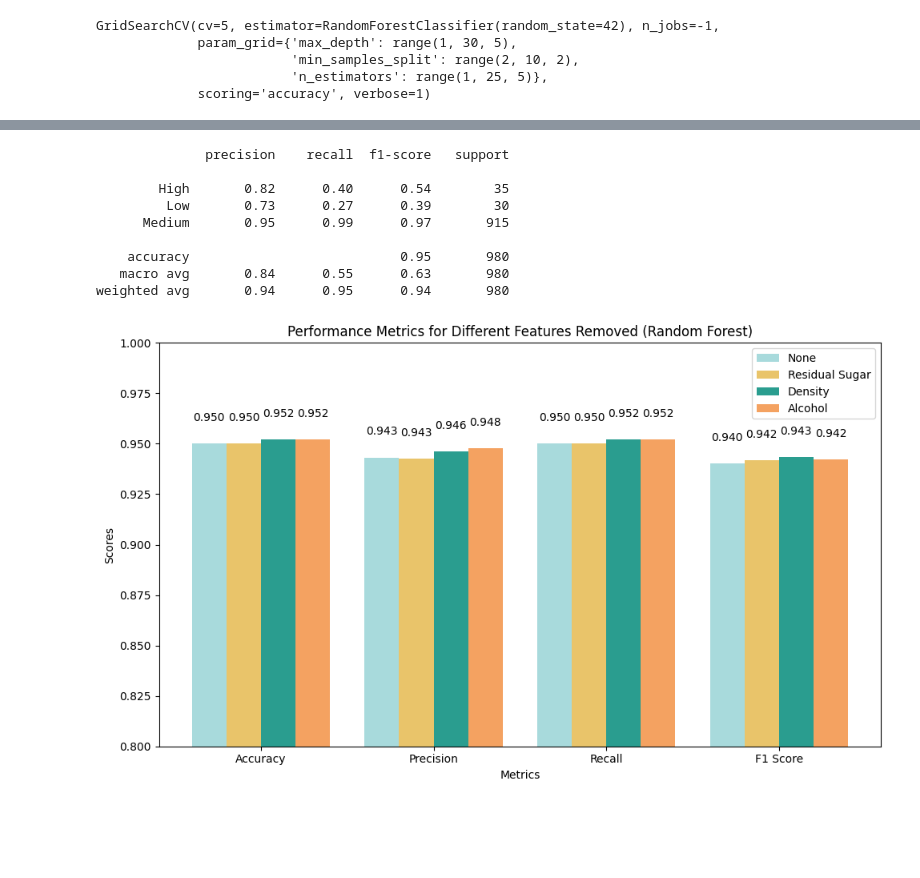
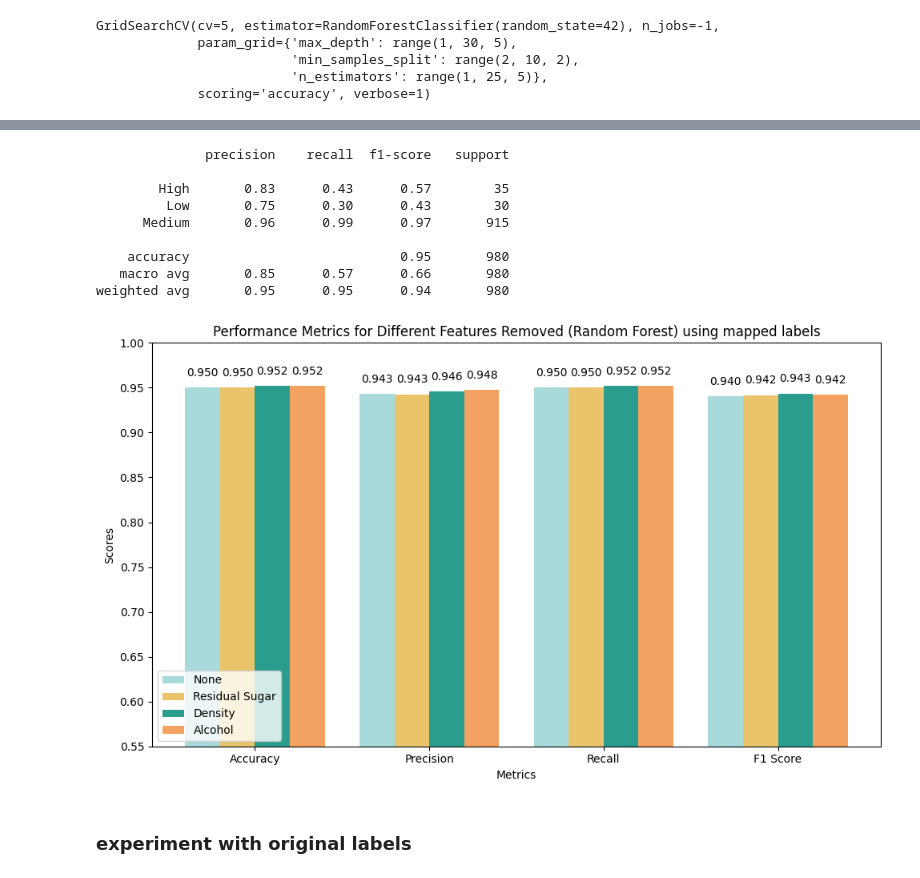
Before and after one commit to nabrego/WinePrediction, a Jupyter notebook: src/codes/experiments/random_forest/rfc_nb.ipynb, the cells around one changed output, grey strips where cells are left out. Drawn from its saved outputs; the diff is of its cells as text; code cells hidden in the pictures; blank space fills up the shorter version.

```diff
--- a/src/codes/experiments/random_forest/rfc_nb.ipynb
+++ b/src/codes/experiments/random_forest/rfc_nb.ipynb
@@ -18,7 +16,7 @@ sys.path.append(os.path.abspath('../../../../src'))
 from scripts.data_processing import load_and_preprocess_data
 
 data_path = '../../../../data/raw/winequalityN.csv'
-X_train, X_test, y_train, y_test = load_and_preprocess_data(data_path)
+X_train, X_test, y_train, y_test = load_and_preprocess_data(data_path, features_to_drop=['density'], map_quality=True)
 # %% [markdown]
 #### Random forest model experimenting
 # %%
@@ -77,13 +59,13 @@ print(classification_report(y_test, grid_search.predict(X_test)))
 # %% [output]
               precision    recall  f1-score   support
 
-        High       0.82      0.40      0.54        35
-         Low       0.73      0.27      0.39        30
-      Medium       0.95      0.99      0.97       915
+        High       0.83      0.43      0.57        35
+         Low       0.75      0.30      0.43        30
+      Medium       0.96      0.99      0.97       915
 
     accuracy                           0.95       980
-   macro avg       0.84      0.55      0.63       980
-weighted avg       0.94      0.95      0.94       980
+   macro avg       0.85      0.57      0.66       980
+weighted avg       0.95      0.95      0.94       980
 # %%
 # Define features to test dropping
 feature_combinations = {
@@ -101,7 +83,8 @@ for name, features_to_drop in feature_combinations.items():
     # Load and preprocess data with specified features dropped
     X_train, X_test, y_train, y_test = load_and_preprocess_data(
         data_path,
-        features_to_drop=features_to_drop
+        features_to_drop=features_to_drop,
+        map_quality=True
     )
 
     # Train model with best parameters from your grid search
@@ -132,33 +115,35 @@ colors = ['#a8dadc',   # Light blue
 # Create visualization
 fig, ax = plt.subplots(figsize=(10, 6))
 
 # Define metrics labels and positions
 metric_labels = ['Accuracy', 'Precision', 'Recall', 'F1 Score']
 x = np.arange(len(metric_labels))
 width = 0.2
 
 # Plot bars for each feature combination
 for i, (feature, scores) in enumerate(metrics_scores.items()):
     offset = width * (i - len(metrics_scores)/2 + 0.5)
     bars = ax.bar(x + offset, scores, width,
                  label=feature, color=colors[i])
 
     # Add value labels on top of bars
     for j, v in enumerate(scores):
         ax.text(x[j] + offset, v + 0.01, f'{v:.3f}',
                 ha='center', va='bottom', fontsize=10)
 
 # Customize the plot
 ax.set_xlabel('Metrics')
 ax.set_ylabel('Scores')
-ax.set_title('Performance Metrics for Different Features Removed (Random Forest)')
+ax.set_title('Performance Metrics for Different Features Removed (Random Forest) using mapped labels')
 ax.set_xticks(x)
 ax.set_xticklabels(metric_labels)
-ax.set_ylim(0.8, 1)  # Adjust as needed
+ax.set_ylim(0.55, 1)  # Adjust as needed
 ax.legend()
 
 plt.tight_layout()
 plt.savefig('../../../data/eval_results/RF_features_removed.png', dpi=300, bbox_inches='tight')
 plt.show()
 # %% [output]
-[figure, old version]
+[figure, new version]
+# %% [markdown]
+### experiment with original labels
```
Also changed, not shown: parts of 5 cells of this notebook, 13 other files.
